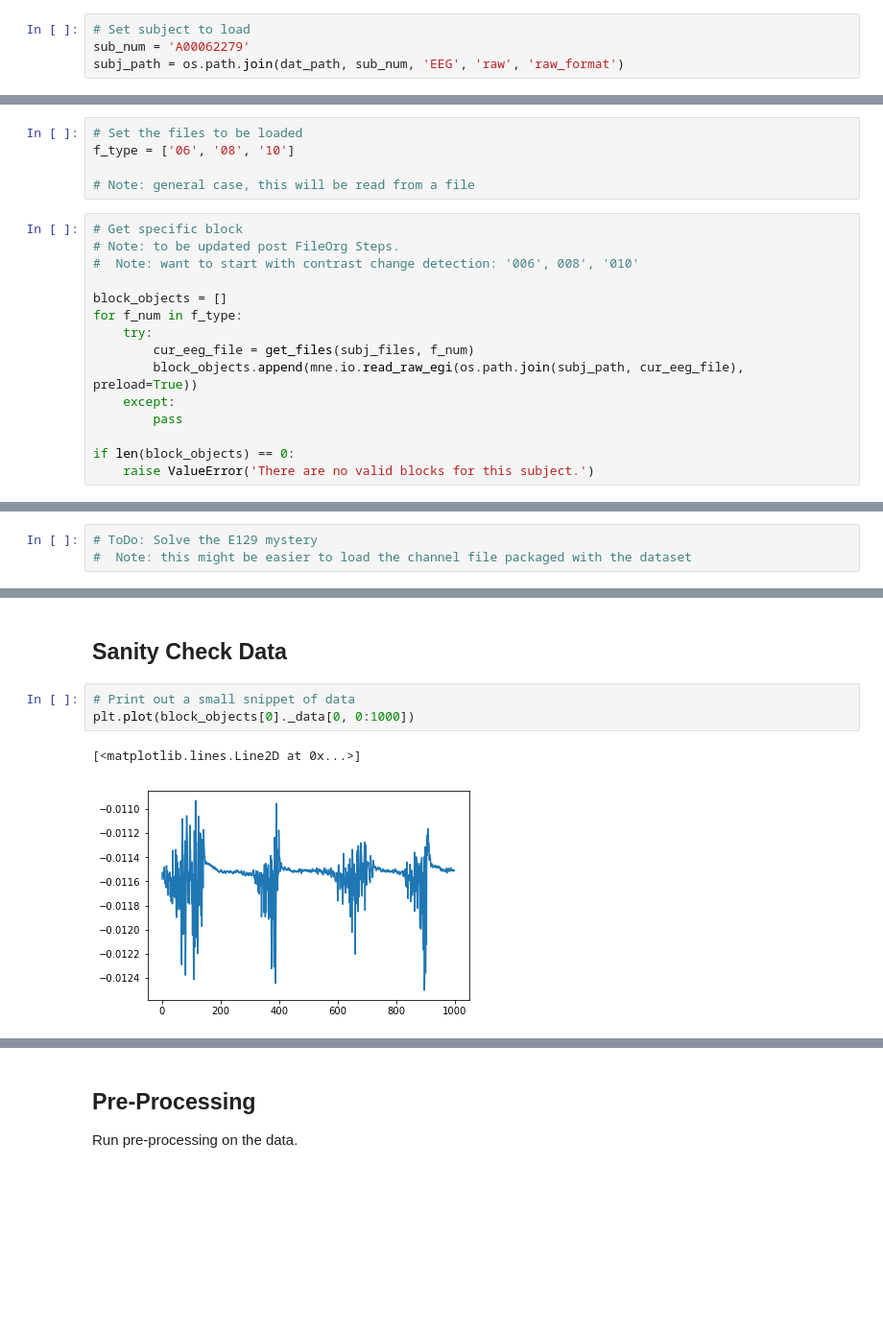
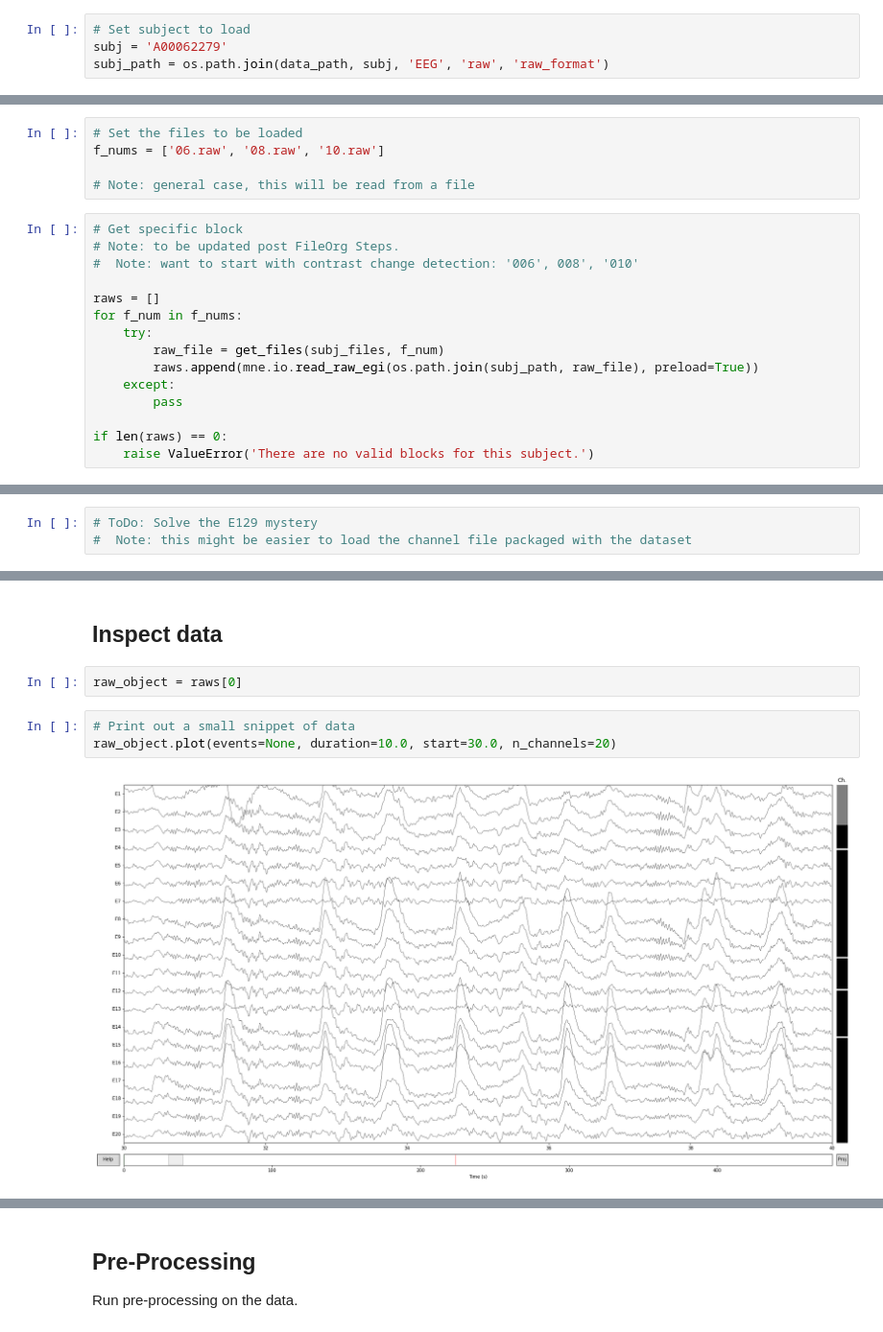
Before and after one commit to TomDonoghue/HyperEEG, a Jupyter notebook: notebooks/01-EEGProcessing.ipynb, the cells around one changed output, grey strips where cells are left out. Shown at 96% size. Saved outputs shown, nothing was run; the diff lists cells and outputs as text; blank space fills up the shorter version.

```diff
--- a/notebooks/01-EEGProcessing.ipynb
+++ b/notebooks/01-EEGProcessing.ipynb
@@ -82,8 +71,8 @@ dat_path = '/Users/tom/Desktop/HyperEEG_Project/Data/'
 # ToDo: general stuff to get a list of available subjects
 # %%
 # Set subject to load
-sub_num = 'A00062279'
-subj_path = os.path.join(dat_path, sub_num, 'EEG', 'raw', 'raw_format')
+subj = 'A00062279'
+subj_path = os.path.join(data_path, subj, 'EEG', 'raw', 'raw_format')
 # %%
 # Get list of subject files
 subj_files = os.listdir(subj_path)
@@ -93,6 +97,6 @@ subj_files = [file for file in subj_files if '.raw' in file]
 # %%
 # Set the files to be loaded
-f_type = ['06', '08', '10']
+f_nums = ['06.raw', '08.raw', '10.raw']
 
 # Note: general case, this will be read from a file
 # %%
@@ -100,14 +104,14 @@ f_type = ['06', '08', '10']
 # Note: to be updated post FileOrg Steps.
 #  Note: want to start with contrast change detection: '006', 008', '010'
 
-block_objects = []
-for f_num in f_type:
+raws = []
+for f_num in f_nums:
     try:
-        cur_eeg_file = get_files(subj_files, f_num)
-        block_objects.append(mne.io.read_raw_egi(os.path.join(subj_path, cur_eeg_file), preload=True))
+        raw_file = get_files(subj_files, f_num)
+        raws.append(mne.io.read_raw_egi(os.path.join(subj_path, raw_file), preload=True))
     except:
         pass
 
-if len(block_objects) == 0:
+if len(raws) == 0:
     raise ValueError('There are no valid blocks for this subject.')
 # %% [output]
@@ -172,8 +165,9 @@ block_objects[0].plot_sensors(show_names=True, axes=ax);
-# %% [markdown]
-## Sanity Check Data
+# %% [markdown]
+## Inspect data
+# %%
+raw_object = raws[0]
 # %%
 # Print out a small snippet of data
-plt.plot(block_objects[0]._data[0, 0:1000])
+raw_object.plot(events=None, duration=10.0, start=30.0, n_channels=20)
 # %% [output]
-[<matplotlib.lines.Line2D at 0x...>]
-[figure, old version]
+[figure, new version]
```
Also changed, not shown: parts of 48 cells of this notebook.
